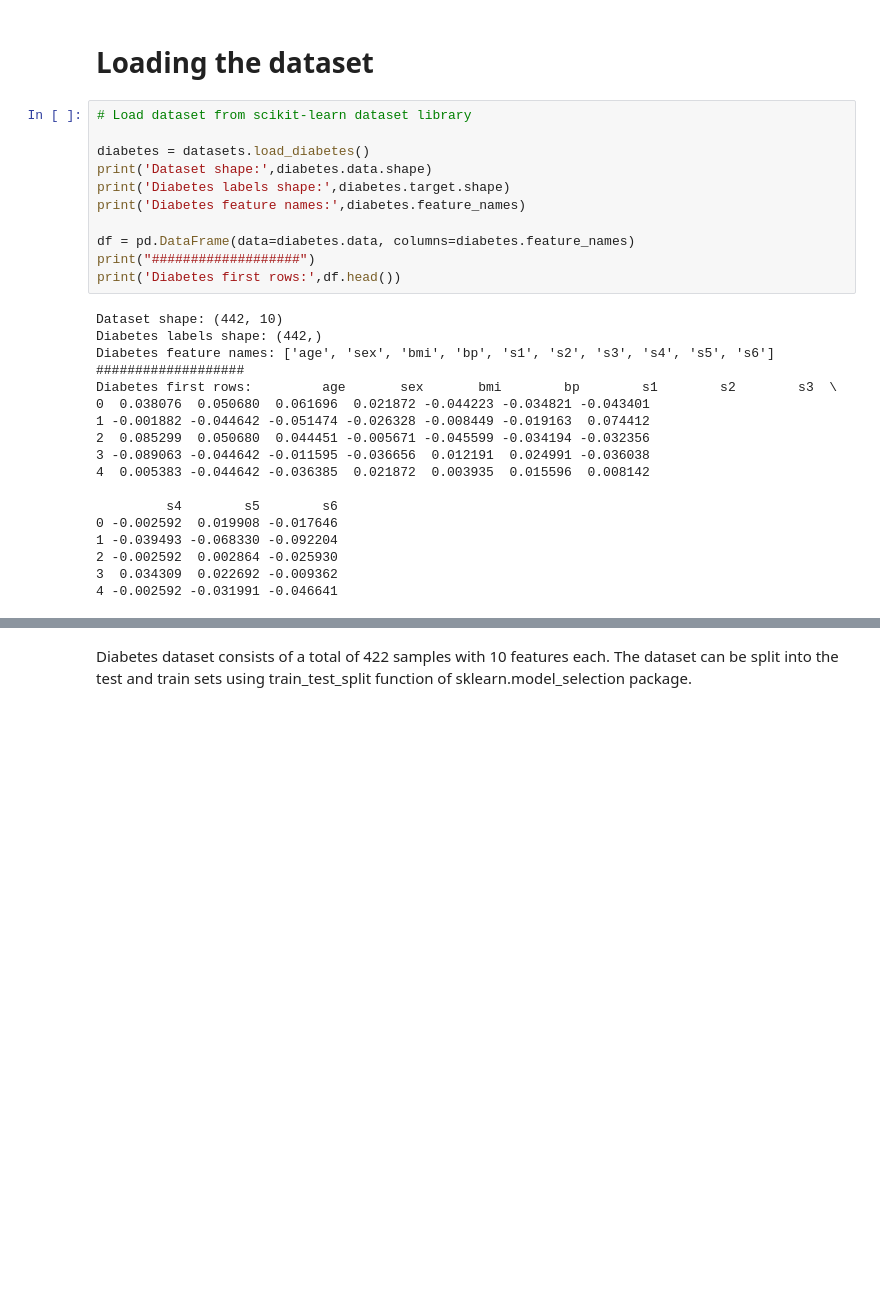
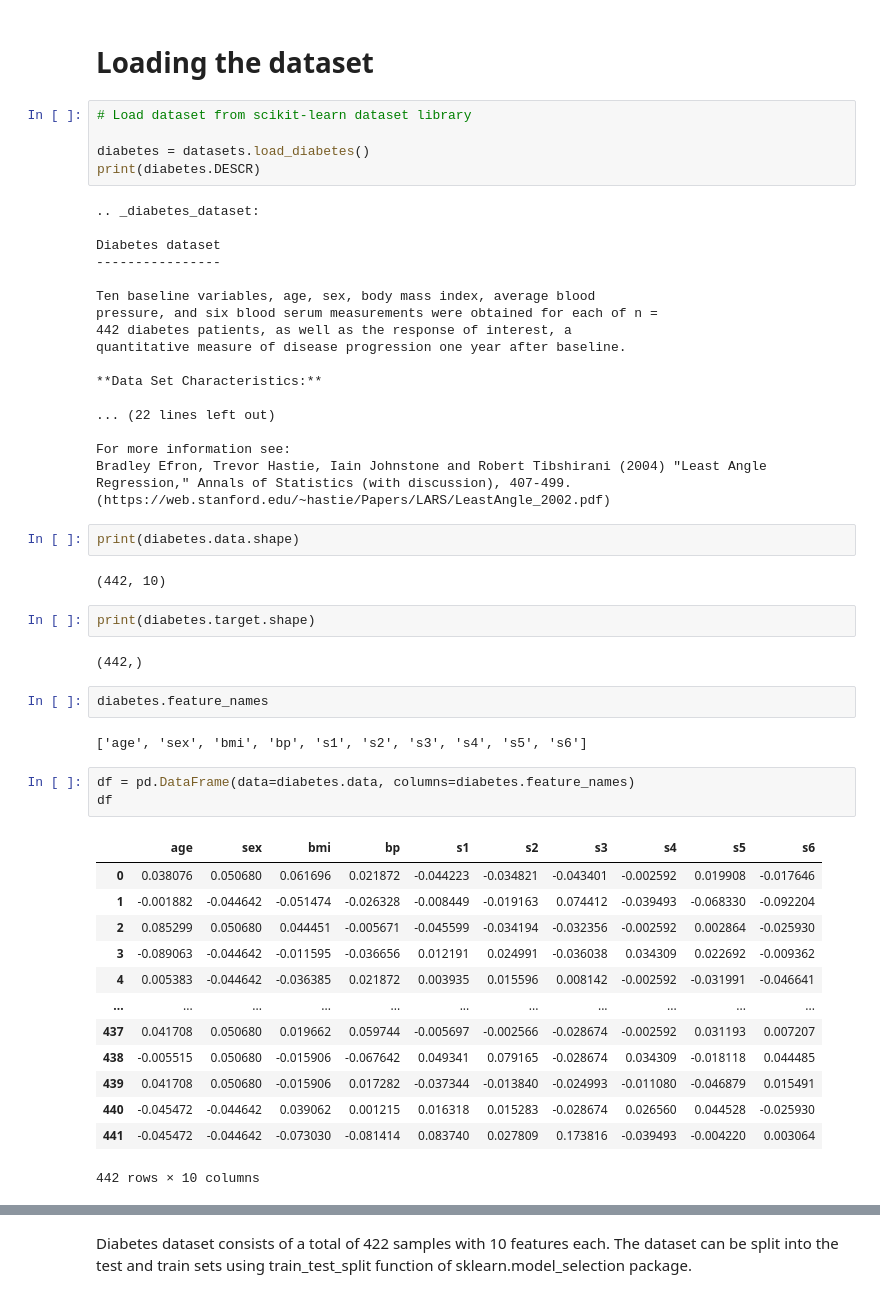
Before and after one commit to bensontjohn/ML-and-Statistics-assessment, a Jupyter notebook: scikit-learn.ipynb, the cells around one changed output, grey strips where cells are left out. Cells and saved outputs as stored; diff of their text form; blank space fills up the shorter version.

```diff
--- a/scikit-learn.ipynb
+++ b/scikit-learn.ipynb
@@ -60,28 +50,51 @@ from sklearn.metrics import mean_squared_error, r2_score
 # Load dataset from scikit-learn dataset library
 
 diabetes = datasets.load_diabetes()
-print('Dataset shape:',diabetes.data.shape)
-print('Diabetes labels shape:',diabetes.target.shape)
-print('Diabetes feature names:',diabetes.feature_names)
-
-df = pd.DataFrame(data=diabetes.data, columns=diabetes.feature_names)
-print("###################")
-print('Diabetes first rows:',df.head())
+print(diabetes.DESCR)
 # %% [output]
-Dataset shape: (442, 10)
-Diabetes labels shape: (442,)
-Diabetes feature names: ['age', 'sex', 'bmi', 'bp', 's1', 's2', 's3', 's4', 's5', 's6']
-###################
-Diabetes first rows:         age       sex       bmi        bp        s1        s2        s3  \
-0  0.038076  0.050680  0.061696  0.021872 -0.044223 -0.034821 -0.043401
-1 -0.001882 -0.044642 -0.051474 -0.026328 -0.008449 -0.019163  0.074412
-2  0.085299  0.050680  0.044451 -0.005671 -0.045599 -0.034194 -0.032356
-3 -0.089063 -0.044642 -0.011595 -0.036656  0.012191  0.024991 -0.036038
-4  0.005383 -0.044642 -0.036385  0.021872  0.003935  0.015596  0.008142
+.. _diabetes_dataset:
 
-         s4        s5        s6
-0 -0.002592  0.019908 -0.017646
-1 -0.039493 -0.068330 -0.092204
-2 -0.002592  0.002864 -0.025930
-3  0.034309  0.022692 -0.009362
-4 -0.002592 -0.031991 -0.046641
+Diabetes dataset
+----------------
+
+Ten baseline variables, age, sex, body mass index, average blood
+pressure, and six blood serum measurements were obtained for each of n =
+442 diabetes patients, as well as the response of interest, a
+quantitative measure of disease progression one year after baseline.
+
+**Data Set Characteristics:**
+
+... (22 lines left out)
+
+For more information see:
+Bradley Efron, Trevor Hastie, Iain Johnstone and Robert Tibshirani (2004) "Least Angle Regression," Annals of Statistics (with discussion), 407-499.
+(https://web.stanford.edu/~hastie/Papers/LARS/LeastAngle_2002.pdf)
+# %%
+print(diabetes.data.shape)
+# %% [output]
+(442, 10)
+# %%
+print(diabetes.target.shape)
+# %% [output]
+(442,)
+# %%
+diabetes.feature_names
+# %% [output]
+['age', 'sex', 'bmi', 'bp', 's1', 's2', 's3', 's4', 's5', 's6']
+# %%
+df = pd.DataFrame(data=diabetes.data, columns=diabetes.feature_names)
+df
+# %% [output]
+|  | age | sex | bmi | bp | s1 | s2 | s3 | s4 | s5 | s6 |
+| 0 | 0.038076 | 0.050680 | 0.061696 | 0.021872 | -0.044223 | -0.034821 | -0.043401 | -0.002592 | 0.019908 | -0.017646 |
+| 1 | -0.001882 | -0.044642 | -0.051474 | -0.026328 | -0.008449 | -0.019163 | 0.074412 | -0.039493 | -0.068330 | -0.092204 |
+| 2 | 0.085299 | 0.050680 | 0.044451 | -0.005671 | -0.045599 | -0.034194 | -0.032356 | -0.002592 | 0.002864 | -0.025930 |
+| 3 | -0.089063 | -0.044642 | -0.011595 | -0.036656 | 0.012191 | 0.024991 | -0.036038 | 0.034309 | 0.022692 | -0.009362 |
+| 4 | 0.005383 | -0.044642 | -0.036385 | 0.021872 | 0.003935 | 0.015596 | 0.008142 | -0.002592 | -0.031991 | -0.046641 |
+| ... | ... | ... | ... | ... | ... | ... | ... | ... | ... | ... |
+| 437 | 0.041708 | 0.050680 | 0.019662 | 0.059744 | -0.005697 | -0.002566 | -0.028674 | -0.002592 | 0.031193 | 0.007207 |
+| 438 | -0.005515 | 0.050680 | -0.015906 | -0.067642 | 0.049341 | 0.079165 | -0.028674 | 0.034309 | -0.018118 | 0.044485 |
+| 439 | 0.041708 | 0.050680 | -0.015906 | 0.017282 | -0.037344 | -0.013840 | -0.024993 | -0.011080 | -0.046879 | 0.015491 |
+| 440 | -0.045472 | -0.044642 | 0.039062 | 0.001215 | 0.016318 | 0.015283 | -0.028674 | 0.026560 | 0.044528 | -0.025930 |
+| 441 | -0.045472 | -0.044642 | -0.073030 | -0.081414 | 0.083740 | 0.027809 | 0.173816 | -0.039493 | -0.004220 | 0.003064 |
+442 rows × 10 columns
```
Also changed, not shown: parts of 15 cells of this notebook.
